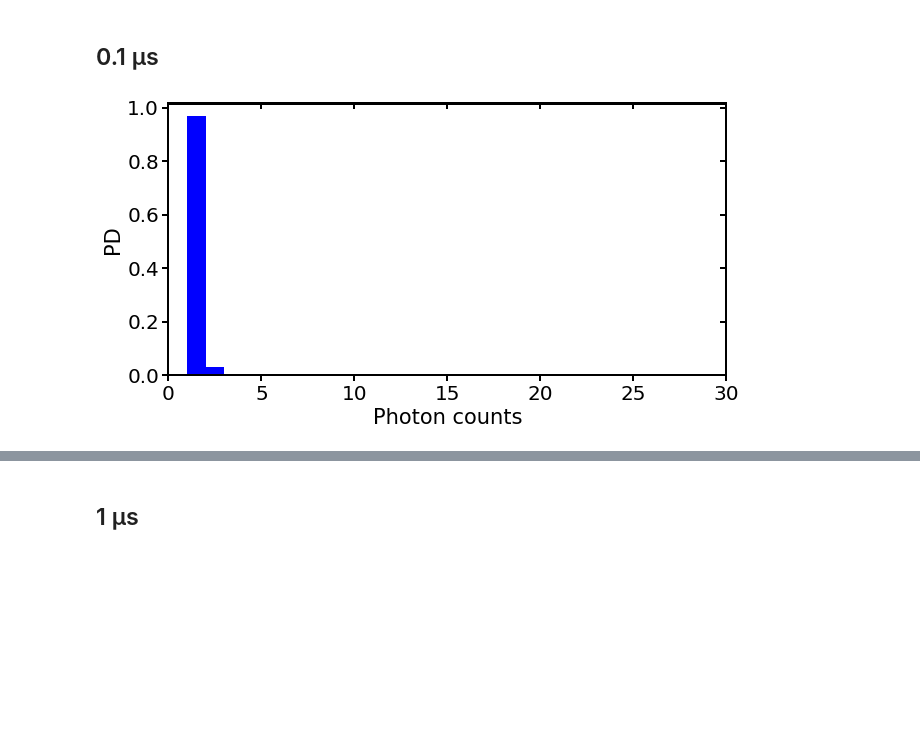
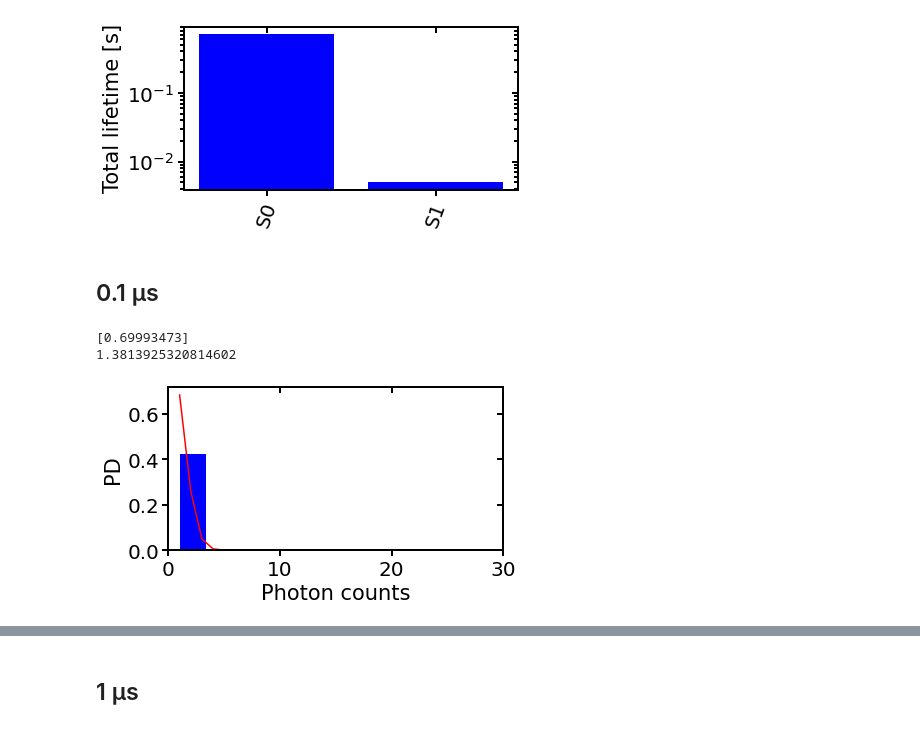
Before and after one commit to super-resolution/Fluopy, a Jupyter notebook: notebooks/binned photon counts/1F_S0_S1.ipynb, the cells around one changed output, grey strips where cells are left out. Cells and saved outputs as stored; diff of their text form; code cells hidden in the pictures; blank space fills up the shorter version.

```diff
--- a/notebooks/binned photon counts/1F_S0_S1.ipynb
+++ b/notebooks/binned photon counts/1F_S0_S1.ipynb
@@ -20,5 +18,5 @@ Intensity distributions based on different photon count bin sizes
 # %%
-rate_dict = dict(k_S0_S1=[7e6, "excitation"],
+rate_dict = dict(k_S0_S1=[1e8, "excitation"],
                  k_S1_S0=[1e9, "emission"])
 # %%
 system = fs.GeneralModel(number=1,  distances=1, rates=rate_dict)
@@ -38,3 +37,8 @@ fig, ax = fi.FigureCollection(system).emission_events(time_series=False, bins=2,
+# %%
+fig, ax = fi.FigureCollection(system).lifetimes(mode="single_states", statistic="total",
+                                                single_fluorophores=False)
+# %% [output]
+[figure, added]
 # %% [markdown]
 ## 0.1 µs
 # %%
@@ -42,5 +47,7 @@ system.emitters(unit="s", resample="0.1us", photon_collection=0.1)
 # %%
-fig, ax = fi.FigureCollection(system).emission_events(time_series=False, bins=3,
-                                                      xlim=[0, 30])
+fig, ax = fi.FigureCollection(system).emission_events(time_series=False, pois=True,
+                                                      bins=3, xlim=[0, 30])
 # %% [output]
+[0.69993473]
+1.3813925320814602
-[figure, old version]
+[figure, new version]
```
Also changed, not shown: parts of 22 cells of this notebook, 52 other files.
